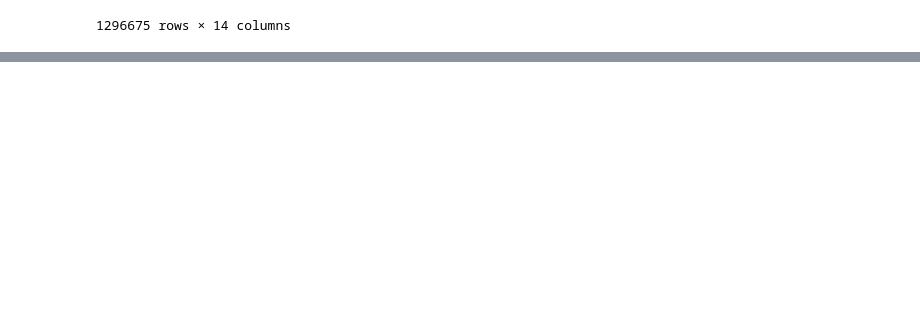
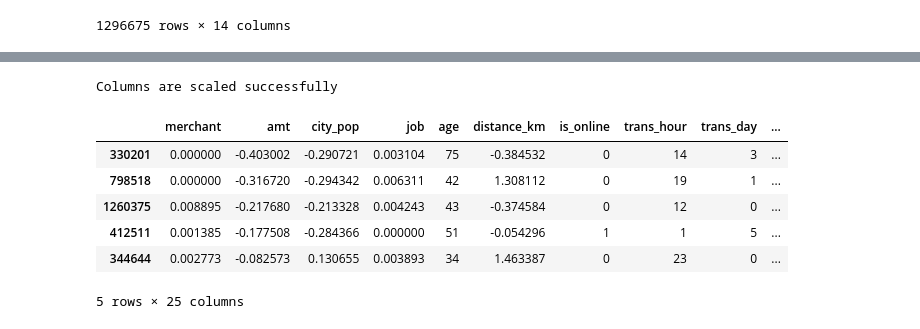
Before and after one commit to ruslancabbarov/End-to-End-DataScience-Project, a Jupyter notebook: Credit_Risk_Fraud_Detection.ipynb, the cells around one changed output, grey strips where cells are left out. Saved outputs shown, nothing was run; the diff lists cells and outputs as text; code cells hidden in the pictures; blank space fills up the shorter version.

Commit message:
Data Splitting and Data Scaling is complated successfully

```diff
--- a/Credit_Risk_Fraud_Detection.ipynb
+++ b/Credit_Risk_Fraud_Detection.ipynb
@@ -186,0 +225,4 @@ df_train
+# %%
+# I will encode "category" and "gender" columns
+df_train = pd.get_dummies(df_train,columns=['category','gender'],dtype=int,drop_first=True)
+df_train.head()
@@ -186,0 +237,31 @@ df_train
+# %%
+import category_encoders as ce
+
+X=df_train.drop('is_fraud',axis=1)
+Y=df_train['is_fraud']
+
+x_train,x_test,y_train,y_test= train_test_split(X,Y,test_size=0.20,random_state=42)
+
+encoder = ce.TargetEncoder(cols=['merchant','job'])
+x_train=encoder.fit_transform(x_train,y_train)
+x_test=encoder.transform(x_test)
+# %%
+scaler=pp.StandardScaler()
+cols_to_scale = ['amt','distance_km','city_pop']
+
+x_train[cols_to_scale]= scaler.fit_transform(x_train[cols_to_scale])
+x_test[cols_to_scale]= scaler.fit_transform(x_test[cols_to_scale])
+
+print("Columns are scaled successfully")
+# %% [output]
+Columns are scaled successfully
+# %%
+x_train.head()
+# %% [output]
+|  | merchant | amt | city_pop | job | age | distance_km | is_online | trans_hour | trans_day | ... |
+| 330201 | 0.000000 | -0.403002 | -0.290721 | 0.003104 | 75 | -0.384532 | 0 | 14 | 3 | ... |
+| 798518 | 0.000000 | -0.316720 | -0.294342 | 0.006311 | 42 | 1.308112 | 0 | 19 | 1 | ... |
+| 1260375 | 0.008895 | -0.217680 | -0.213328 | 0.004243 | 43 | -0.374584 | 0 | 12 | 0 | ... |
+| 412511 | 0.001385 | -0.177508 | -0.284366 | 0.000000 | 51 | -0.054296 | 1 | 1 | 5 | ... |
+| 344644 | 0.002773 | -0.082573 | 0.130655 | 0.003893 | 34 | 1.463387 | 0 | 23 | 0 | ... |
+5 rows × 25 columns
```
Also changed, not shown: parts of 7 cells of this notebook.
